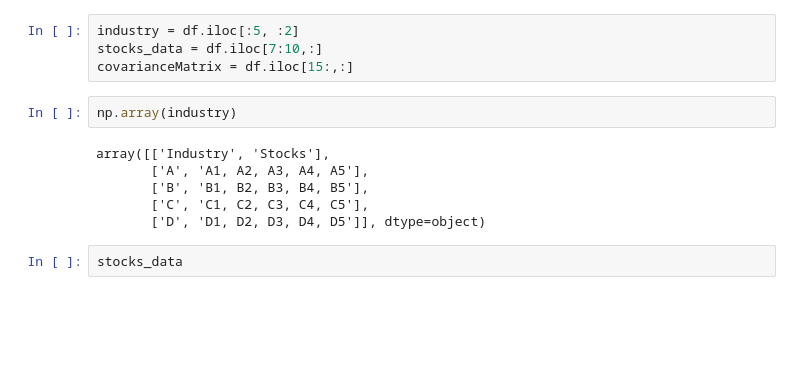
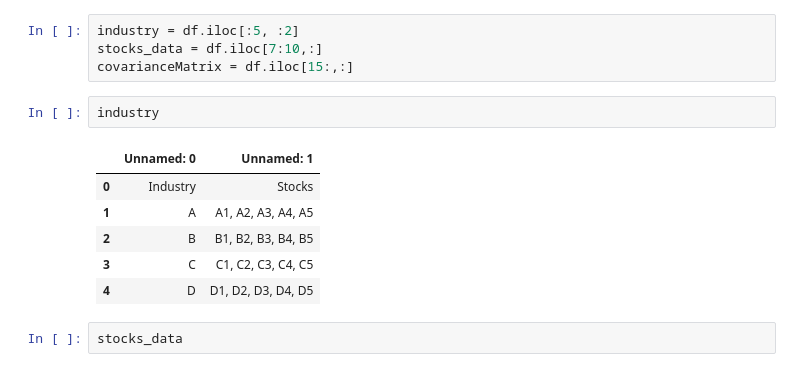
Before and after one commit to shv07/NIC_ES615, a Jupyter notebook: Assignment3_MOPSO/Assignment3_ShivjiBhagat.ipynb, the cells around one changed output. Drawn from its saved outputs; the diff is of its cells as text; blank space fills up the shorter version.

```diff
--- a/Assignment3_MOPSO/Assignment3_ShivjiBhagat.ipynb
+++ b/Assignment3_MOPSO/Assignment3_ShivjiBhagat.ipynb
@@ -51,14 +52,15 @@ df
 industry = df.iloc[:5, :2]
 stocks_data = df.iloc[7:10,:]
 covarianceMatrix = df.iloc[15:,:]
-# %%
-np.array(industry)
-# %% [output]
-array([['Industry', 'Stocks'],
-       ['A', 'A1, A2, A3, A4, A5'],
-       ['B', 'B1, B2, B3, B4, B5'],
-       ['C', 'C1, C2, C3, C4, C5'],
-       ['D', 'D1, D2, D3, D4, D5']], dtype=object)
+# %%
+industry
+# %% [output]
+|  | Unnamed: 0 | Unnamed: 1 |
+| 0 | Industry | Stocks |
+| 1 | A | A1, A2, A3, A4, A5 |
+| 2 | B | B1, B2, B3, B4, B5 |
+| 3 | C | C1, C2, C3, C4, C5 |
+| 4 | D | D1, D2, D3, D4, D5 |
 # %%
 stocks_data
 # %% [output]
```
Also changed, not shown: parts of 10 cells of this notebook, 19 other files.
